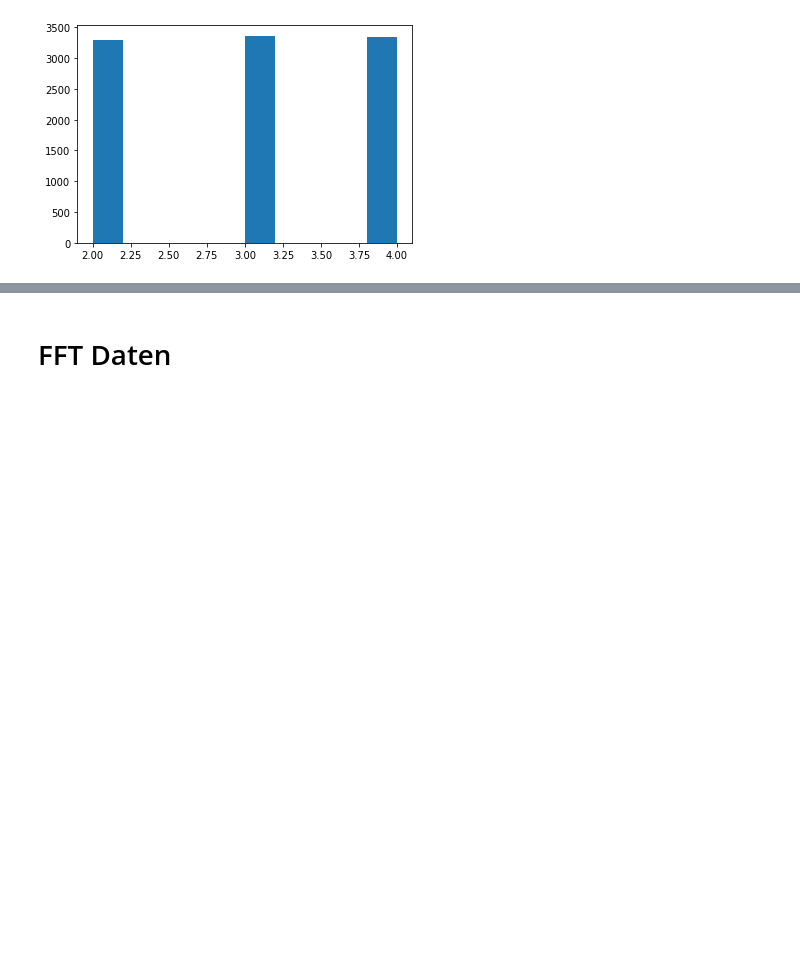
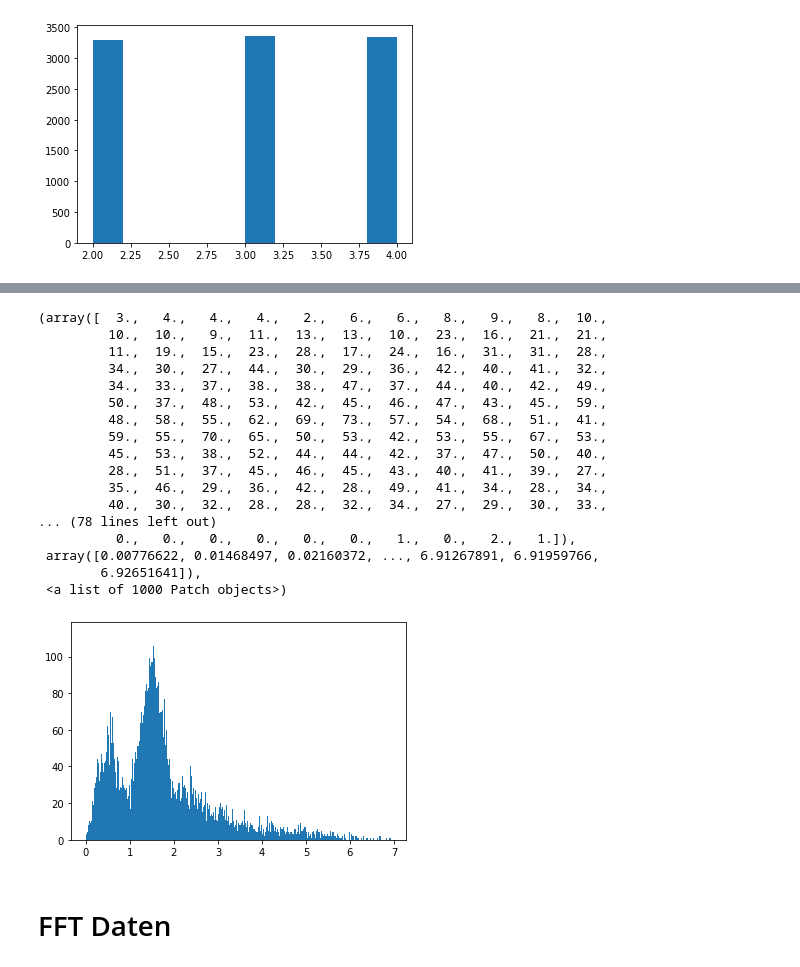
Before and after one commit to ajochim/bbdc2021, a Jupyter notebook: exploration/exploration_alex.ipynb, the cells around one changed output, grey strips where cells are left out. Drawn from its saved outputs; the diff is of its cells as text; code cells hidden in the pictures; blank space fills up the shorter version.

```diff
--- a/exploration/exploration_alex.ipynb
+++ b/exploration/exploration_alex.ipynb
@@ -75,3 +132,39 @@ plt.hist(counts)
+# %%
+# ohne noise an anfang und ende
+# wie viel noise zwischen klassen
+noise = []
+current_file = '00001_mix.wav'
+for i in range(1, 30044):
+    old_offset = labels.iloc[i - 1, 2]
+    beginning = False
+    if current_file != labels.iloc[i, 0]:
+        current_file = labels.iloc[i, 0]
+        #noise.append(10 - old_offset)
+        old_offset = 0
+        beginning = True
+    new_onset = labels.iloc[i, 1]
+    if not beginning:
+        noise.append(new_onset - old_offset)
+plt.hist(noise, bins=1000)
+# %% [output]
+(array([  3.,   4.,   4.,   4.,   2.,   6.,   6.,   8.,   9.,   8.,  10.,
+         10.,  10.,   9.,  11.,  13.,  13.,  10.,  23.,  16.,  21.,  21.,
+         11.,  19.,  15.,  23.,  28.,  17.,  24.,  16.,  31.,  31.,  28.,
+         34.,  30.,  27.,  44.,  30.,  29.,  36.,  42.,  40.,  41.,  32.,
+         34.,  33.,  37.,  38.,  38.,  47.,  37.,  44.,  40.,  42.,  49.,
+         50.,  37.,  48.,  53.,  42.,  45.,  46.,  47.,  43.,  45.,  59.,
+         48.,  58.,  55.,  62.,  69.,  73.,  57.,  54.,  68.,  51.,  41.,
+         59.,  55.,  70.,  65.,  50.,  53.,  42.,  53.,  55.,  67.,  53.,
+         45.,  53.,  38.,  52.,  44.,  44.,  42.,  37.,  47.,  50.,  40.,
+         28.,  51.,  37.,  45.,  46.,  45.,  43.,  40.,  41.,  39.,  27.,
+         35.,  46.,  29.,  36.,  42.,  28.,  49.,  41.,  34.,  28.,  34.,
+         40.,  30.,  32.,  28.,  28.,  32.,  34.,  27.,  29.,  30.,  33.,
+... (78 lines left out)
+          0.,   0.,   0.,   0.,   0.,   0.,   1.,   0.,   2.,   1.]),
+ array([0.00776622, 0.01468497, 0.02160372, ..., 6.91267891, 6.91959766,
+        6.92651641]),
+ <a list of 1000 Patch objects>)
+[figure, added]
 # %% [markdown]
 # FFT Daten
 # %%
```
Also changed, not shown: parts of 14 cells of this notebook, 2 other files.
